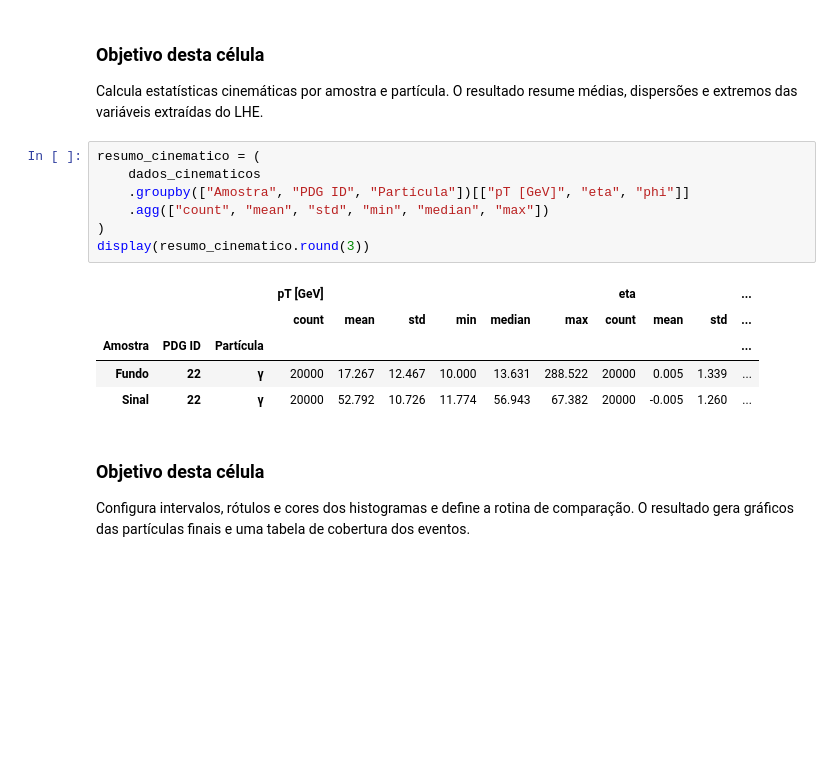
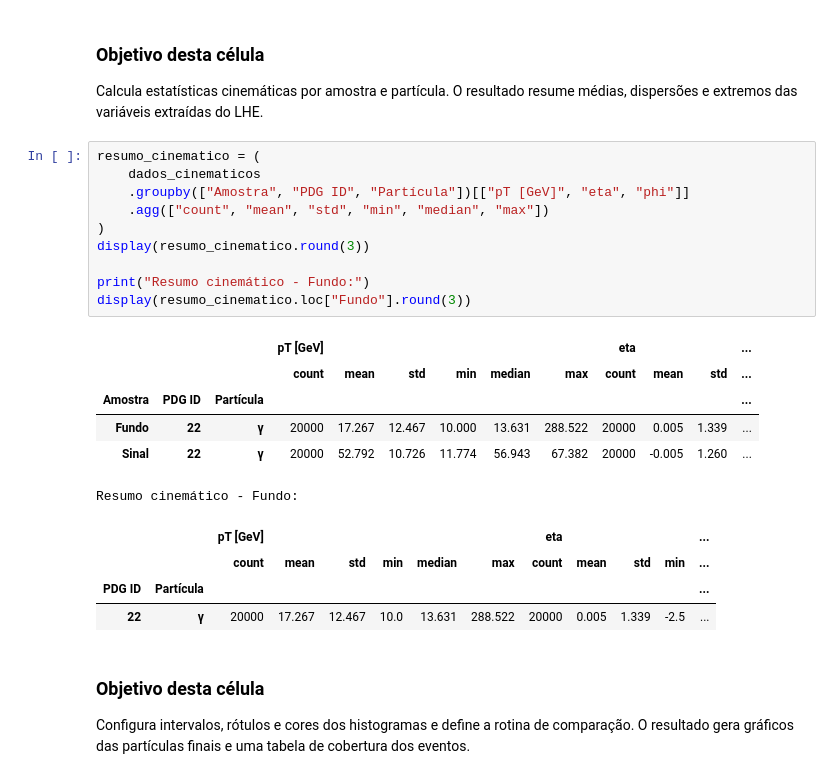
Before and after one commit to FIS01214/analise-swan, a Jupyter notebook: notebooks/analise-consolidada-dataframe-executado.ipynb, the cells around one changed output. Cells and saved outputs as stored; diff of their text form; blank space fills up the shorter version.

Commit message:
Adicionar tabelas cinematicas do fundo (#102)
Co-authored-by: Gustavo Gil da Silveira <104012736+gildasilveira@users.noreply.github.com>

```diff
--- a/notebooks/analise-consolidada-dataframe-executado.ipynb
+++ b/notebooks/analise-consolidada-dataframe-executado.ipynb
@@ -705,16 +715,24 @@ Calcula estatísticas cinemáticas por amostra e partícula. O resultado resume
 # %%
 resumo_cinematico = (
     dados_cinematicos
     .groupby(["Amostra", "PDG ID", "Partícula"])[["pT [GeV]", "eta", "phi"]]
     .agg(["count", "mean", "std", "min", "median", "max"])
 )
 display(resumo_cinematico.round(3))
+
+print("Resumo cinemático - Fundo:")
+display(resumo_cinematico.loc["Fundo"].round(3))
 # %% [output]
 |  |  |  | pT [GeV] |  |  |  |  |  | eta |  |  | ... |
 |  |  |  | count | mean | std | min | median | max | count | mean | std | ... |
 | Amostra | PDG ID | Partícula |  |  |  |  |  |  |  |  |  | ... |
 | Fundo | 22 | γ | 20000 | 17.267 | 12.467 | 10.000 | 13.631 | 288.522 | 20000 | 0.005 | 1.339 | ... |
 | Sinal | 22 | γ | 20000 | 52.792 | 10.726 | 11.774 | 56.943 | 67.382 | 20000 | -0.005 | 1.260 | ... |
+Resumo cinemático - Fundo:
+|  |  | pT [GeV] |  |  |  |  |  | eta |  |  |  | ... |
+|  |  | count | mean | std | min | median | max | count | mean | std | min | ... |
+| PDG ID | Partícula |  |  |  |  |  |  |  |  |  |  | ... |
+| 22 | γ | 20000 | 17.267 | 12.467 | 10.0 | 13.631 | 288.522 | 20000 | 0.005 | 1.339 | -2.5 | ... |
 # %% [markdown]
 ### Objetivo desta célula
 
```
Also changed, not shown: parts of 1 cell of this notebook, 2 other files.
